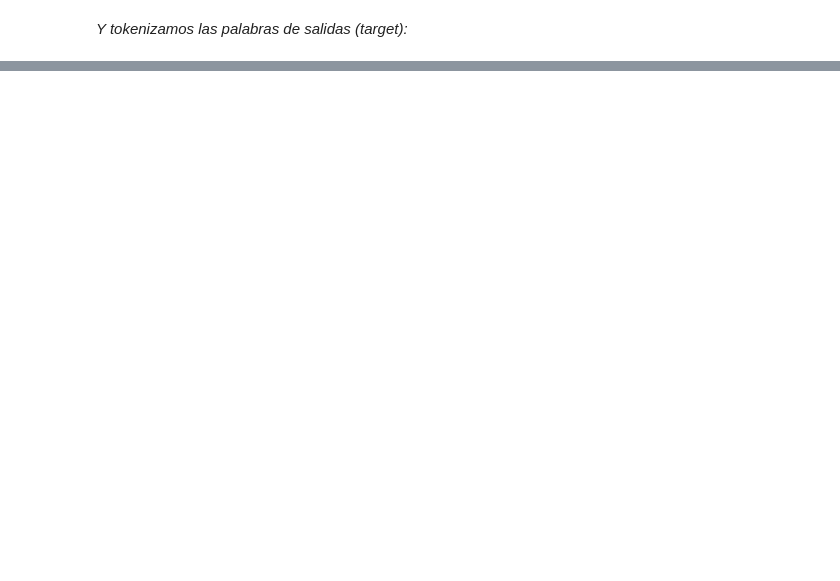
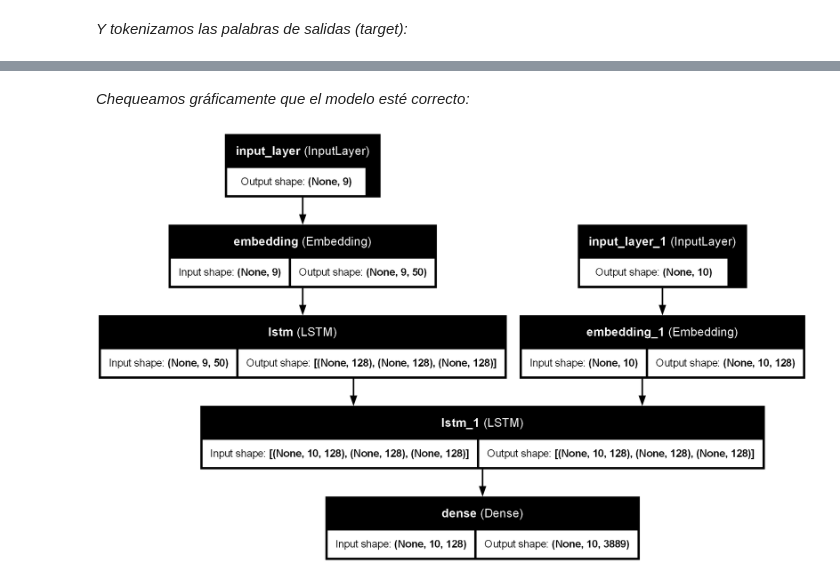
Before and after one commit to brunomaso1/uba-ceia, a Jupyter notebook: ceia-nlp/Desafio 4.ipynb, the cells around one changed output, grey strips where cells are left out. Drawn from its saved outputs; the diff is of its cells as text; code cells hidden in the pictures; blank space fills up the shorter version.

```diff
--- a/ceia-nlp/Desafio 4.ipynb
+++ b/ceia-nlp/Desafio 4.ipynb
@@ -261,0 +829,20 @@ Sentencia de salida más larga: 10
+# %%
+# Función para crear el decoder
+def create_decoder(max_out_len, num_words_output, encoder_states, n_units):
+    # Definir entradas del decoder
+    decoder_inputs = Input(shape=(max_out_len,))
+
+    # Capa de embeddings del decoder
+    decoder_embedding_layer = Embedding(input_dim=num_words_output, output_dim=n_units, input_length=max_out_len)
+    decoder_inputs_x = decoder_embedding_layer(decoder_inputs)
+
+    # LSTM del decoder
+    decoder_lstm = LSTM(n_units, return_sequences=True, return_state=True)
+    decoder_outputs, _, _ = decoder_lstm(decoder_inputs_x, initial_state=encoder_states)
+
+    # Capa Dense
+    decoder_dense = Dense(num_words_output, activation='softmax')
+    decoder_outputs = decoder_dense(decoder_outputs)
+
+    # Devolvemos referencias que luego se utilizarán para crear solo el decoder.
+    return decoder_inputs, decoder_outputs, decoder_lstm, decoder_dense, decoder_embedding_layer
@@ -261,0 +851,22 @@ Sentencia de salida más larga: 10
+# %%
+# Verificamos que todo esté definido.
+print(f"max_input_len: {max_input_len}")
+print(f'nb_words: {nb_words}')
+print(f'embed_dim: {embed_dim}')
+print(f'embedding_matrix.shape: {embedding_matrix.shape}')
+print(f'max_out_len: {max_out_len}')
+print(f'num_words_output: {num_words_output}')
+
+# Cantidad neuronas LSTM
+n_units = 128
+
+# Crear encoder y decoder
+encoder_inputs, encoder_states = create_encoder(max_input_len, nb_words, embed_dim, embedding_matrix, n_units)
+decoder_inputs, decoder_outputs, decoder_lstm, decoder_dense, decoder_embedding_layer = create_decoder(max_out_len, num_words_output, encoder_states, n_units)
+
+# Crear el modelo final
+model = Model([encoder_inputs, decoder_inputs], decoder_outputs)
+
+# Compilar el modelo
+model.compile(loss='categorical_crossentropy', optimizer="Adam", metrics=['accuracy'])
+model.summary()
@@ -261,0 +901,6 @@ Sentencia de salida más larga: 10
+# %% [markdown]
+*Chequeamos gráficamente que el modelo esté correcto:*
+# %%
+plot_model(model, to_file=PLOT_MODEL_PATH, show_shapes=True, show_layer_names=True)
+# %% [output]
+[figure, added]
```
Also changed, not shown: parts of 102 cells of this notebook, 4 other files.
